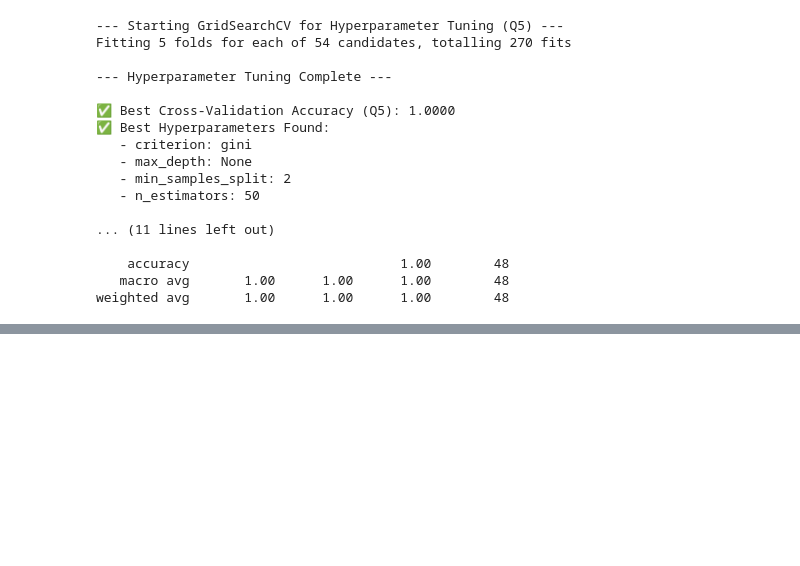
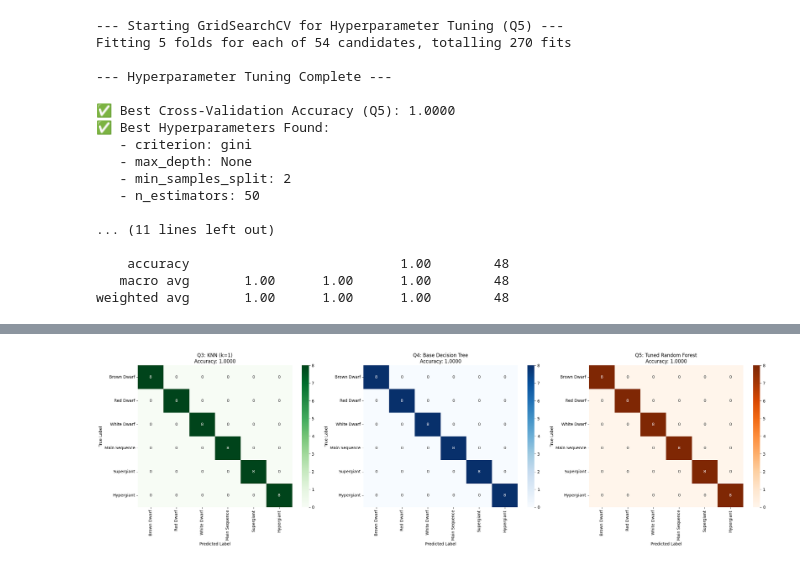
Before and after one commit to HassanKulu/AI-Coursework-2025, a Jupyter notebook: Stars_Classification.ipynb, the cells around one changed output, grey strips where cells are left out. Drawn from its saved outputs; the diff is of its cells as text; code cells hidden in the pictures; blank space fills up the shorter version.

```diff
--- a/Stars_Classification.ipynb
+++ b/Stars_Classification.ipynb
@@ -545,0 +549,90 @@ weighted avg       1.00      1.00      1.00        48
+# %%
+# --- 6. Evaluate All Three Models (Q6) ---
+print("--- Starting Q6: Model Evaluation ---")
+
+from sklearn.metrics import confusion_matrix, classification_report, accuracy_score
+from sklearn.neighbors import KNeighborsClassifier
+from sklearn.tree import DecisionTreeClassifier
+from sklearn.pipeline import Pipeline
+import seaborn as sns
+import matplotlib.pyplot as plt
+
+# --- We will use the best data split, which is from Q5 ---
+# These variables are already in memory from running the Q5 cell:
+# X_train, X_test, y_train, y_test (the stratified split)
+# preprocessor (the ColumnTransformer)
+# y_pred_tuned (from Q5's Random Forest)
+# best_model (the Q5 Tuned RF model)
+
+# --- 1. Re-build Q3 (KNN) for a Fair Comparison ---
+# We use a Pipeline to combine the Q5 preprocessor with the KNN model
+knn_pipe = Pipeline(steps=[
+    ('preprocessor', preprocessor),
+    ('classifier', KNeighborsClassifier(n_neighbors=1)) # From Q3's optimal k
+])
+knn_pipe.fit(X_train, y_train)
+y_pred_knn = knn_pipe.predict(X_test)
+acc_knn = accuracy_score(y_test, y_pred_knn)
+print(f"Q3 (KNN) Accuracy on Q5's test set: {acc_knn:.4f}")
+
+
+# --- 2. Re-build Q4 (Base DTC) for a Fair Comparison ---
+# We use a Pipeline to combine the Q5 preprocessor with a base Decision Tree
+dtc_pipe = Pipeline(steps=[
+    ('preprocessor', preprocessor),
+    ('classifier', DecisionTreeClassifier(random_state=42)) # Base model
+])
+dtc_pipe.fit(X_train, y_train)
+y_pred_dtc = dtc_pipe.predict(X_test)
+acc_dtc = accuracy_score(y_test, y_pred_dtc)
+print(f"Q4 (Base DTC) Accuracy on Q5's test set: {acc_dtc:.4f}")
+
+
+# --- 3. Get Q5 (Tuned RF) Predictions ---
+# These are already in memory from the Q5 cell
+# y_pred_tuned = best_model.predict(X_test)
+acc_tuned_rf = accuracy_score(y_test, y_pred_tuned)
+print(f"Q5 (Tuned RF) Accuracy on Q5's test set: {acc_tuned_rf:.4f}")
+
+# --- 4. Plot All Three Confusion Matrices ---
+plt.figure(figsize=(24, 7))
+type_labels = ['Brown Dwarf', 'Red Dwarf', 'White Dwarf', 'Main Sequence', 'Supergiant', 'Hypergiant']
+
+# Plot 1: Q3 - KNN Model
+plt.subplot(1, 3, 1)
+cm_knn = confusion_matrix(y_test, y_pred_knn)
+sns.heatmap(cm_knn, annot=True, fmt='g', cmap='Greens',
+            xticklabels=type_labels, yticklabels=type_labels)
+plt.title(f'Q3: KNN (k=1)\nAccuracy: {acc_knn:.4f}')
+plt.xlabel('Predicted Label')
+plt.ylabel('True Label')
+
+# Plot 2: Q4 - Base Decision Tree
+plt.subplot(1, 3, 2)
+cm_dtc = confusion_matrix(y_test, y_pred_dtc)
+sns.heatmap(cm_dtc, annot=True, fmt='g', cmap='Blues',
+            xticklabels=type_labels, yticklabels=type_labels)
+plt.title(f'Q4: Base Decision Tree\nAccuracy: {acc_dtc:.4f}')
+plt.xlabel('Predicted Label')
+plt.ylabel('True Label')
+
+# Plot 3: Q5 - Tuned Random Forest
+plt.subplot(1, 3, 3)
+cm_tuned_rf = confusion_matrix(y_test, y_pred_tuned)
+sns.heatmap(cm_tuned_rf, annot=True, fmt='g', cmap='Oranges',
+            xticklabels=type_labels, yticklabels=type_labels)
+plt.title(f'Q5: Tuned Random Forest\nAccuracy: {acc_tuned_rf:.4f}')
+plt.xlabel('Predicted Label')
+plt.ylabel('True Label')
+
+plt.tight_layout()
+plt.show()
+
+print("\n--- Q6 Complete: Classification Reports ---")
+print("\n--- Q3: KNN (k=1) ---")
+print(classification_report(y_test, y_pred_knn, target_names=type_labels, zero_division=0))
+print("\n--- Q4: Base Decision Tree ---")
+print(classification_report(y_test, y_pred_dtc, target_names=type_labels, zero_division=0))
+print("\n--- Q5: Tuned Random Forest ---")
+print(classification_report(y_test, y_pred_tuned, target_names=type_labels, zero_division=0))
+# %% [output]
@@ -545,0 +643 @@ weighted avg       1.00      1.00      1.00        48
+[figure, added]
```
Also changed, not shown: parts of 4 cells of this notebook.
